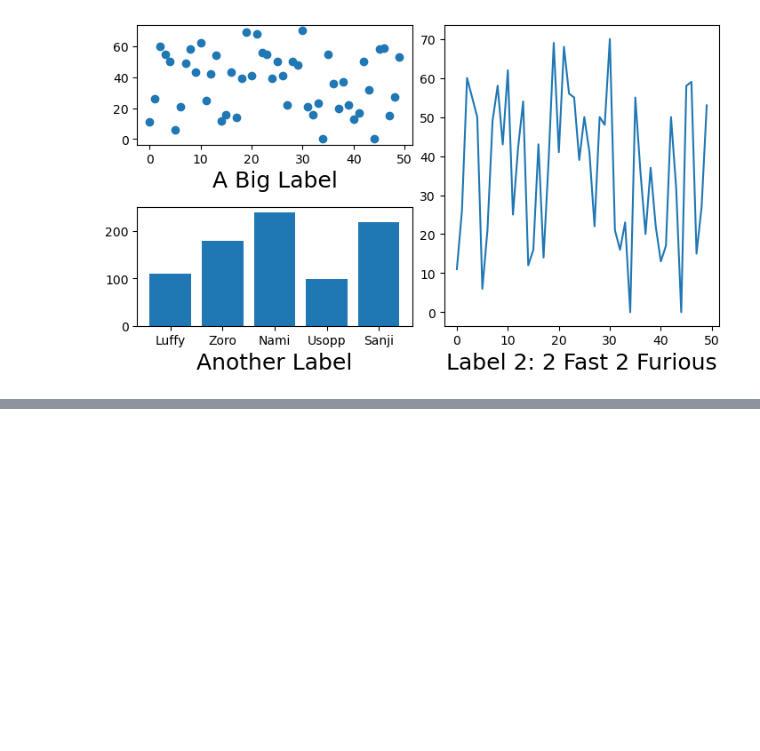
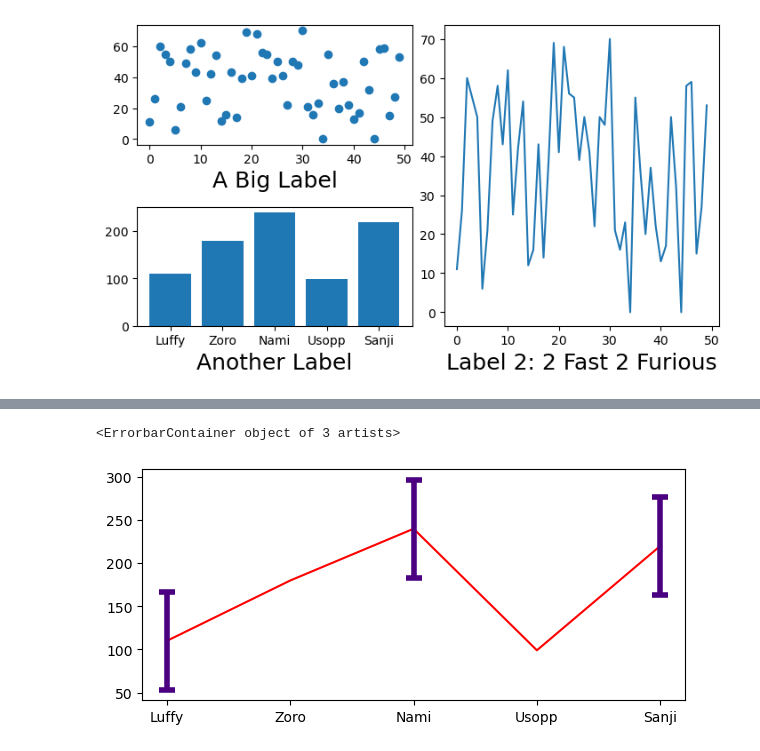
Before and after one commit to melram17/visualization, a Jupyter notebook: 02_activities/assignments/assignment-1.ipynb, the cells around one changed output, grey strips where cells are left out. Saved outputs shown, nothing was run; the diff lists cells and outputs as text; code cells hidden in the pictures; blank space fills up the shorter version.

```diff
--- a/02_activities/assignments/assignment-1.ipynb
+++ b/02_activities/assignments/assignment-1.ipynb
@@ -295,0 +316,18 @@ Text(0.5, 0, 'Label 2: 2 Fast 2 Furious')
+# %%
+#calculating standard dev
+y2_sd = np.std(y2)
+fig, ax = plt.subplots(figsize=(7, 3))
+ax.plot(x, y2, color = "red" )
+
+#adding vertical error bars
+ax.errorbar(x,y2,
+        yerr = y2_sd,
+        fmt = "none",
+        ecolor= "indigo",
+        elinewidth= 4,
+        capsize = 6,
+        capthick= 4,
+        errorevery=2) #every other point will have an error bar
+# %% [output]
+<ErrorbarContainer object of 3 artists>
+[figure, added]
```
Also changed, not shown: parts of 3 cells of this notebook.
